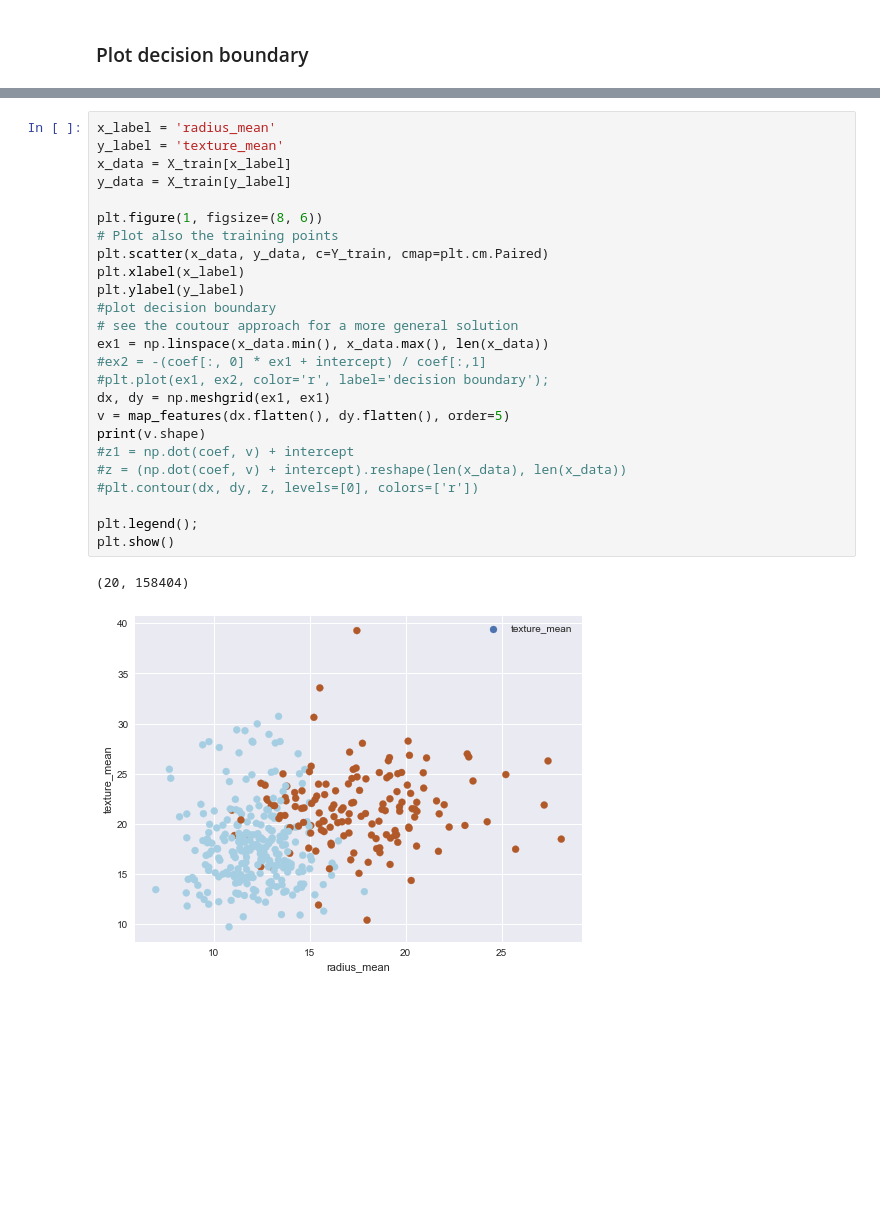
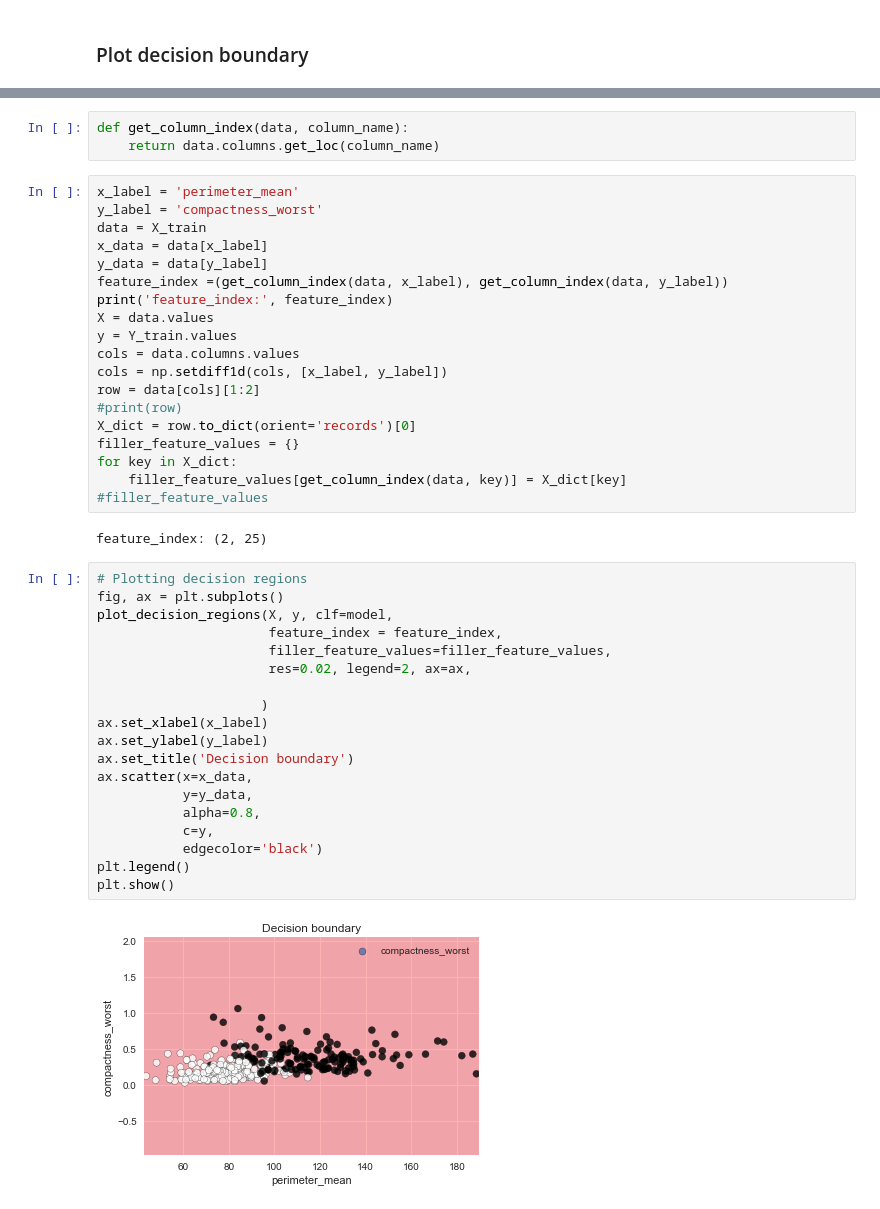
Before and after one commit to latuannetnam/kaggle, a Jupyter notebook: Breast Cancer Wisconsin/nb-breast-cancer-v1.ipynb, the cells around one changed output, grey strips where cells are left out. Saved outputs shown, nothing was run; the diff lists cells and outputs as text; blank space fills up the shorter version.

Commit message:
plot decision boundary

```diff
--- a/Breast Cancer Wisconsin/nb-breast-cancer-v1.ipynb
+++ b/Breast Cancer Wisconsin/nb-breast-cancer-v1.ipynb
@@ -174,28 +157,45 @@ def map_features(f1, f2, order=1):
-# %%
-x_label = 'radius_mean'
-y_label = 'texture_mean'
-x_data = X_train[x_label]
-y_data = X_train[y_label]
-
-plt.figure(1, figsize=(8, 6))
-# Plot also the training points
-plt.scatter(x_data, y_data, c=Y_train, cmap=plt.cm.Paired)
-plt.xlabel(x_label)
-plt.ylabel(y_label)
-#plot decision boundary
-# see the coutour approach for a more general solution
-ex1 = np.linspace(x_data.min(), x_data.max(), len(x_data))
-#ex2 = -(coef[:, 0] * ex1 + intercept) / coef[:,1]
-#plt.plot(ex1, ex2, color='r', label='decision boundary');
-dx, dy = np.meshgrid(ex1, ex1)
-v = map_features(dx.flatten(), dy.flatten(), order=5)
-print(v.shape)
-#z1 = np.dot(coef, v) + intercept
-#z = (np.dot(coef, v) + intercept).reshape(len(x_data), len(x_data))
-#plt.contour(dx, dy, z, levels=[0], colors=['r'])
-
-plt.legend();
-plt.show()
-# %% [output]
-(20, 158404)
-[figure, removed]
+# %%
+def get_column_index(data, column_name):
+    return data.columns.get_loc(column_name)
+# %%
+x_label = 'perimeter_mean'
+y_label = 'compactness_worst'
+data = X_train
+x_data = data[x_label]
+y_data = data[y_label]
+feature_index =(get_column_index(data, x_label), get_column_index(data, y_label))
+print('feature_index:', feature_index)
+X = data.values
+y = Y_train.values
+cols = data.columns.values
+cols = np.setdiff1d(cols, [x_label, y_label])
+row = data[cols][1:2]
+#print(row)
+X_dict = row.to_dict(orient='records')[0]
+filler_feature_values = {}
+for key in X_dict:
+    filler_feature_values[get_column_index(data, key)] = X_dict[key]
+#filler_feature_values
+# %% [output]
+feature_index: (2, 25)
+# %%
+# Plotting decision regions
+fig, ax = plt.subplots()
+plot_decision_regions(X, y, clf=model,
+                      feature_index = feature_index,
+                      filler_feature_values=filler_feature_values,
+                      res=0.02, legend=2, ax=ax,
+
+                     )
+ax.set_xlabel(x_label)
+ax.set_ylabel(y_label)
+ax.set_title('Decision boundary')
+ax.scatter(x=x_data,
+           y=y_data,
+           alpha=0.8,
+           c=y,
+           edgecolor='black')
+plt.legend()
+plt.show()
+# %% [output]
+[figure, added]
```
Also changed, not shown: parts of 11 cells of this notebook, 1 other file.
